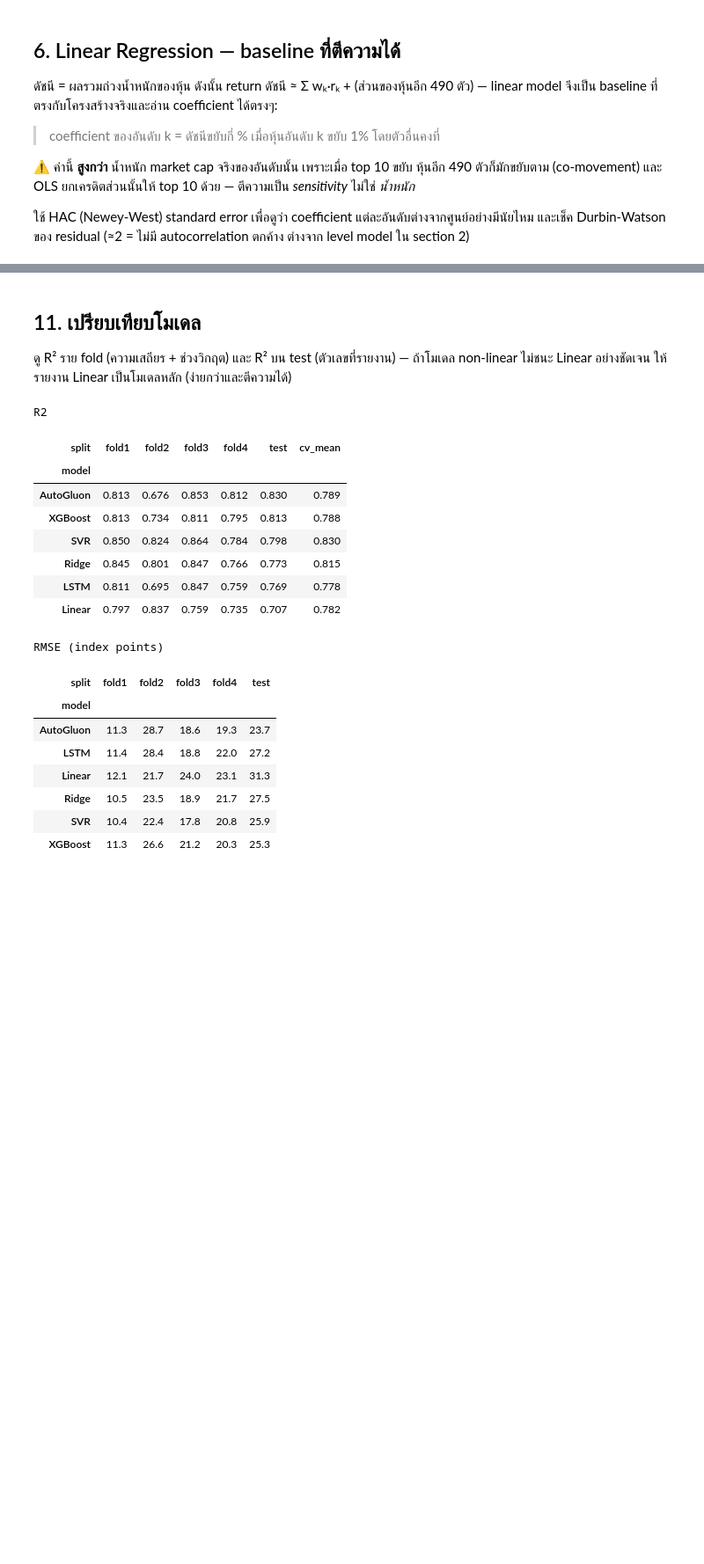
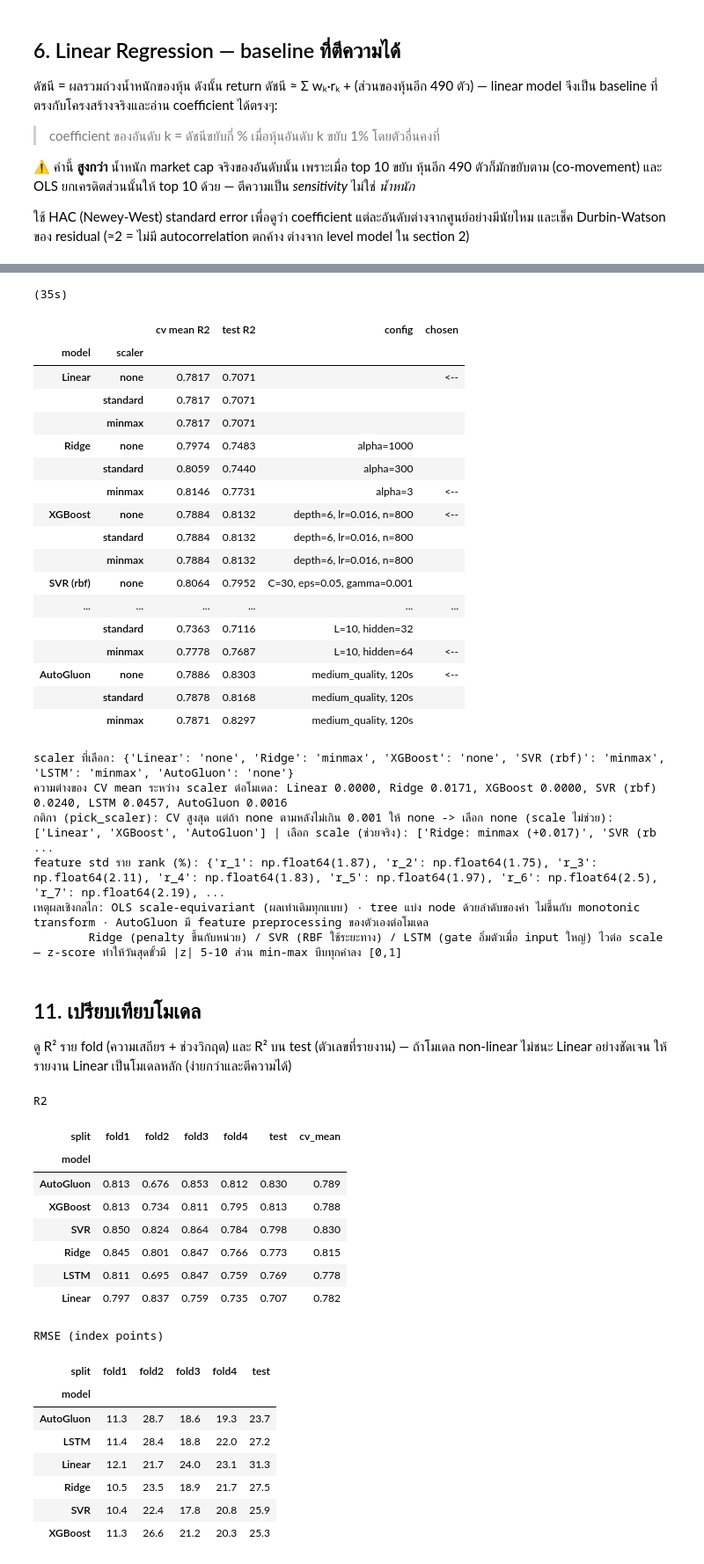
Before and after one commit to Chaut007/sp500_top10_influence, a Jupyter notebook: sp500_top10_influence.ipynb, the cells around one changed output, grey strips where cells are left out. Shown at 88% size. Cells and saved outputs as stored; diff of their text form; code cells hidden in the pictures; blank space fills up the shorter version.

```diff
--- a/sp500_top10_influence.ipynb
+++ b/sp500_top10_influence.ipynb
@@ -859,13 +911,13 @@ class LSTMPredictor:
     def __init__(self, L=10, hidden=32, layers=1, dropout=0.1, lr=1e-3, epochs=150, patience=12, batch=64, seed=SEED, scaler='standard'):
         self.L, self.hidden, self.layers, self.dropout = L, hidden, layers, dropout
         self.lr, self.epochs, self.patience, self.batch, self.seed = lr, epochs, patience, batch, seed
-        self.scaler_kind = scaler                       # 'standard' (z-score) หรือ 'minmax'
+        self.scaler_kind = norm_scale(scaler)           # 'none' | 'standard' (z-score) | 'minmax'
     def _seq(self, X_all):
-        return make_sequences(self.scaler.transform(X_all), self.L)
+        return make_sequences(self.scaler.transform(X_all) if self.scaler is not None else X_all.to_numpy(), self.L)
     def fit(self, X_all, y_all, idx):
         torch.manual_seed(self.seed); np.random.seed(self.seed)
         idx = valid(idx); idx = idx[idx >= self.L]           # ต้องมีประวัติครบ L วันโดยไม่แตะแถว 0
-        self.scaler = (MinMaxScaler() if self.scaler_kind == 'minmax' else StandardScaler()).fit(X_all.iloc[idx])
+        self.scaler = make_scaler(self.scaler_kind, X_all.iloc[idx])
         seq = self._seq(X_all)
         n_in = int(len(idx) * 0.85)                    # inner holdout = 15% ท้ายของ train
         tr_i, es_i = idx[:n_in], idx[n_in:]
@@ -906,10 +958,12 @@ class LSTMPredictor:
 # search: window L x hidden units x scaler (คะแนน = ค่าเฉลี่ย R2 ของ 4 fold)
 t0 = time.time()
 lstm_search = pd.DataFrame([{'L': L, 'hidden': h, 'scaler': sk, 'cv_R2': cv_r2(lambda L=L, h=h, sk=sk: LSTMPredictor(L=L, hidden=h, scaler=sk))}
-                            for L in [5, 10, 20] for h in [16, 32, 64] for sk in ['standard', 'minmax']]).sort_values('cv_R2', ascending=False).reset_index(drop=True)
+                            for L in [5, 10, 20] for h in [16, 32, 64] for sk in SCALERS]).sort_values('cv_R2', ascending=False).reset_index(drop=True)
 print(f'search: {len(lstm_search)} configs x 4 folds in {time.time() - t0:.0f}s')
 display(lstm_search.head(10).round(4))
-best_L, best_h, best_sk = int(lstm_search.iloc[0]['L']), int(lstm_search.iloc[0]['hidden']), str(lstm_search.iloc[0]['scaler'])
+best_sk = pick_scaler(lstm_search)
+row_ = lstm_search[lstm_search.scaler == best_sk].iloc[0]
+best_L, best_h = int(row_['L']), int(row_['hidden'])
 lstm = run_model('LSTM', lambda: LSTMPredictor(L=best_L, hidden=best_h, scaler=best_sk))
 print(f'best L = {best_L}, hidden = {best_h}, scaler = {best_sk} | epochs used by final model: {lstm.best_epoch}')
 # %% [output]
@@ -1032,3 +1056,63 @@ MAPE_%    0.304    0.530    0.333    0.365    0.308
+# %%
+# ===== 10b. สรุป: โมเดลไหนต้อง normalize และแบบไหน? — none / z-score / min-max ทุกโมเดล protocol เดียวกัน =====
+# cv mean R2 = config ที่ดีที่สุดของ scaler นั้นจาก search ใน section ของโมเดล; test R2 = fit ใหม่บน train ทั้งหมดด้วย config นั้น (แสดงเพื่อความโปร่งใส ไม่ได้ใช้เลือก)
+def best_of(search, sk):
+    return search[search.scaler == sk].sort_values('cv_R2', ascending=False).iloc[0]
+
+specs = [('Linear',    lin_search,   lambda r, sk: Tabular(LinearRegression(), scale=sk),                        lambda r: '',                                   LIN_SCALER),
+         ('Ridge',     ridge_search, lambda r, sk: Tabular(Ridge(alpha=float(r.alpha)), scale=sk),               lambda r: f'alpha={float(r.alpha):g}',          RIDGE_SCALER),
+         ('XGBoost',   xgb_search,   lambda r, sk: make_xgb(scaler=sk, **xgb_params(r))(),
+          lambda r: f"depth={int(r.max_depth)}, lr={float(r.learning_rate):.3f}, n={int(r.n_estimators)}",                                                     XGB_SCALER),
+         ('SVR (rbf)', svr_search,   lambda r, sk: make_svr(scaler=sk, **svr_params(r))(),                        lambda r: f"C={float(r.C):g}, eps={float(r.epsilon):g}, gamma={r.gamma}", SVR_SCALER),
+         ('LSTM',      lstm_search,  lambda r, sk: LSTMPredictor(L=int(r.L), hidden=int(r.hidden), scaler=sk),  lambda r: f'L={int(r.L)}, hidden={int(r.hidden)}', best_sk)]
+if RUN_AUTOGLUON:
+    specs.append(('AutoGluon', ag_search, lambda r, sk: AGPredictor(scale=sk), lambda r: f'medium_quality, {AG_TIME_LIMIT}s', AG_SCALER))
+
+t0 = time.time()
+scale_rows = []
+for name, search, build, cfg, chosen in specs:
+    for sk in SCALERS:
+        r = best_of(search, sk)
+        scale_rows.append({'model': name, 'scaler': sk, 'cv mean R2': float(r.cv_R2), 'test R2': fit_eval(build(r, sk), TEST)[0]['R2'],
+                           'config': cfg(r), 'chosen': '<--' if sk == chosen else ''})
+scale_check = pd.DataFrame(scale_rows).set_index(['model', 'scaler'])
+print(f'({time.time() - t0:.0f}s)'); display(scale_check.round(4))
+
+spread = scale_check.groupby(level='model', sort=False)['cv mean R2'].agg(lambda s: s.max() - s.min())
+chosen = {name: ch for name, _, _, _, ch in specs}
+print('scaler ที่เลือก:', chosen)
+print('ความต่างของ CV mean ระหว่าง scaler ต่อโมเดล: ' + ', '.join(f'{k} {v:.4f}' for k, v in spread.items()))
+print(f'กติกา (pick_scaler): CV สูงสุด แต่ถ้า none ตามหลังไม่เกิน {SCALER_TOL} ให้ none -> '
+      f'เลือก none (scale ไม่ช่วย): {[k for k, v in chosen.items() if v == "none"]} | เลือก scale (ช่วยจริง): {[f"{k}: {v} (+{spread[k]:.3f})" for k, v in chosen.items() if v != "none"]}')
+print('feature std ราย rank (%):', dict(zip(RET_COLS, np.round(X_all.std().to_numpy(), 2))), '-> หน่วยเดียวกัน std ใกล้กัน แต่มีหางหนา (min -21%, max +24%)')
+print('เหตุผลเชิงกลไก: OLS scale-equivariant (ผลเท่าเดิมทุกแบบ) · tree แบ่ง node ด้วยลำดับของค่า ไม่ขึ้นกับ monotonic transform · AutoGluon มี feature preprocessing ของตัวเองต่อโมเดล')
+print('        Ridge (penalty ขึ้นกับหน่วย) / SVR (RBF ใช้ระยะทาง) / LSTM (gate อิ่มตัวเมื่อ input ใหญ่) ไวต่อ scale — z-score ทำให้วันสุดขั้วมี |z| 5-10 ส่วน min-max บีบทุกค่าลง [0,1]')
+# %% [output]
+(35s)
+|  |  | cv mean R2 | test R2 | config | chosen |
+| model | scaler |  |  |  |  |
+| Linear | none | 0.7817 | 0.7071 |  | <-- |
+|  | standard | 0.7817 | 0.7071 |  |  |
+|  | minmax | 0.7817 | 0.7071 |  |  |
+| Ridge | none | 0.7974 | 0.7483 | alpha=1000 |  |
+|  | standard | 0.8059 | 0.7440 | alpha=300 |  |
+|  | minmax | 0.8146 | 0.7731 | alpha=3 | <-- |
+| XGBoost | none | 0.7884 | 0.8132 | depth=6, lr=0.016, n=800 | <-- |
+|  | standard | 0.7884 | 0.8132 | depth=6, lr=0.016, n=800 |  |
+|  | minmax | 0.7884 | 0.8132 | depth=6, lr=0.016, n=800 |  |
+| SVR (rbf) | none | 0.8064 | 0.7952 | C=30, eps=0.05, gamma=0.001 |  |
+| ... | ... | ... | ... | ... | ... |
+|  | standard | 0.7363 | 0.7116 | L=10, hidden=32 |  |
+|  | minmax | 0.7778 | 0.7687 | L=10, hidden=64 | <-- |
+| AutoGluon | none | 0.7886 | 0.8303 | medium_quality, 120s | <-- |
+|  | standard | 0.7878 | 0.8168 | medium_quality, 120s |  |
+|  | minmax | 0.7871 | 0.8297 | medium_quality, 120s |  |
+scaler ที่เลือก: {'Linear': 'none', 'Ridge': 'minmax', 'XGBoost': 'none', 'SVR (rbf)': 'minmax', 'LSTM': 'minmax', 'AutoGluon': 'none'}
+ความต่างของ CV mean ระหว่าง scaler ต่อโมเดล: Linear 0.0000, Ridge 0.0171, XGBoost 0.0000, SVR (rbf) 0.0240, LSTM 0.0457, AutoGluon 0.0016
+กติกา (pick_scaler): CV สูงสุด แต่ถ้า none ตามหลังไม่เกิน 0.001 ให้ none -> เลือก none (scale ไม่ช่วย): ['Linear', 'XGBoost', 'AutoGluon'] | เลือก scale (ช่วยจริง): ['Ridge: minmax (+0.017)', 'SVR (rb ...
+feature std ราย rank (%): {'r_1': np.float64(1.87), 'r_2': np.float64(1.75), 'r_3': np.float64(2.11), 'r_4': np.float64(1.83), 'r_5': np.float64(1.97), 'r_6': np.float64(2.5), 'r_7': np.float64(2.19), ...
+เหตุผลเชิงกลไก: OLS scale-equivariant (ผลเท่าเดิมทุกแบบ) · tree แบ่ง node ด้วยลำดับของค่า ไม่ขึ้นกับ monotonic transform · AutoGluon มี feature preprocessing ของตัวเองต่อโมเดล
+        Ridge (penalty ขึ้นกับหน่วย) / SVR (RBF ใช้ระยะทาง) / LSTM (gate อิ่มตัวเมื่อ input ใหญ่) ไวต่อ scale — z-score ทำให้วันสุดขั้วมี |z| 5-10 ส่วน min-max บีบทุกค่าลง [0,1]
 # %% [markdown]
 ## 11. เปรียบเทียบโมเดล
 
```
Also changed, not shown: parts of 17 cells of this notebook, 3 other files.
